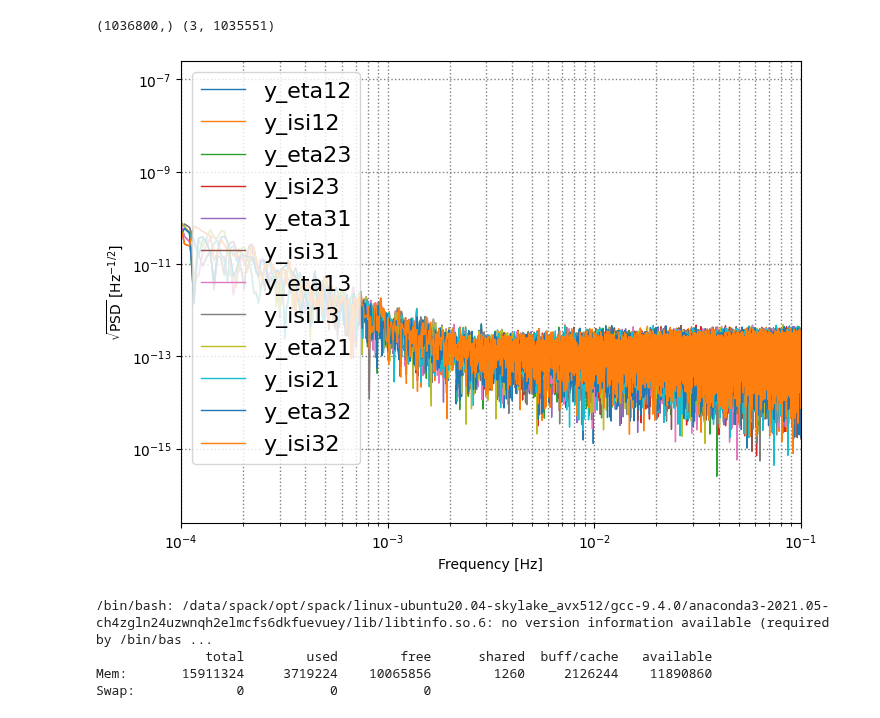
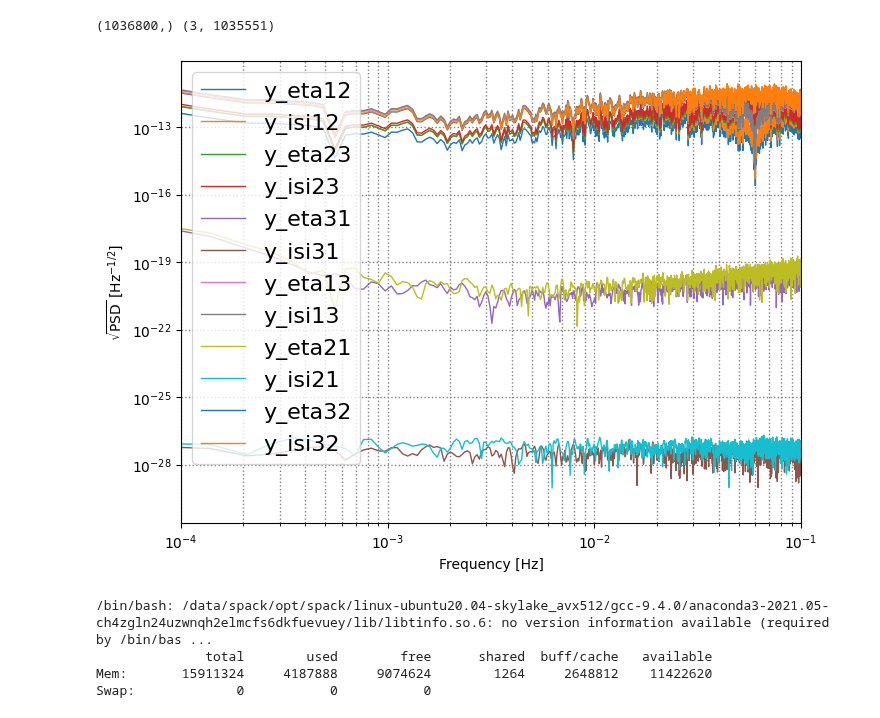
Before and after one commit to eleonoracastelli/pcipy, a Jupyter notebook: notebooks/Compute TDI Stencil.ipynb, the cells around one changed output. Saved outputs shown, nothing was run; the diff lists cells and outputs as text; code cells hidden in the pictures.

```diff
--- a/notebooks/Compute TDI Stencil.ipynb
+++ b/notebooks/Compute TDI Stencil.ipynb
@@ -12,12 +12,24 @@ import numpy as np
 import copy
 import pcipy
 
-datadir = "/data/jgbaker/software/pylisa/data/"
-orbits = datadir+"keplerian-orbits.h5"
-workdir = datadir+"/simulations/"
-noise_file_base = "2025-07-01_19h38_laser_tm_oms_"
-gw_file_base = "2025-07-01_19h34_"
-dtpath = "2024-04-10_18h14_"
+if 0:
+    datadir = "/data/jgbaker/software/pylisa/data/"
+    orbits = datadir+"keplerian-orbits.h5"
+    workdir = datadir+"/simulations/"
+    noise_file_base = "2025-07-01_19h38_laser_tm_oms_"
+    gw_file_base = "2025-07-01_19h34_"
+    dtpath = "2024-04-10_18h14_"
+if 1:
+    datadir = "/data/jgbaker/software/pcipy/data"
+    workdir = datadir+"/simulations/"
+    if 1:
+        orbits = workdir+"keplerian-orbits.h5"
+        noise_file_base = "2025-04-07_keplerian_locking_N1-12_laser_tm_oms_"
+        gw_file_base = "2025-04-07_keplerian_"
+    else:
+        orbits = workdir+"equalarm-orbits.h5"
+        noise_file_base = "2025-04-07_equalarm_locking_N1-12_laser_tm_oms_"
+        gw_file_base = "2025-04-07_equalarm_"
 # %%
 ##This is the code for computing TDI as we do it in noise_simulation:
 if 0:  #the code is just to look at
@@ -543,7 +571,7 @@ import pyfftw
 from pyfftw.interfaces.numpy_fft import fft, ifft
 pyfftw.interfaces.cache.enable()
 # Transform PCI variables to Fourier domain
-ns = int(48 * 3600 * fs) # less for dev
+ns = int(4 * 3600 * fs) # less for dev
 wd = np.blackman(ns)
 
 
@@ -569,31 +597,31 @@ y_isi_fft=[fft(wd * y_isi_td.data[i][skip:skip+ns]/fac) * np.sqrt(2/(fs*k2))  fo
 # %%
 import matplotlib.pyplot as plt
 # Comparison with TDI variables
 _, axes = plt.subplots(1, 1, figsize=(8, 6))
 colors = ['blue', 'skyblue', 'red', 'orange', 'purple', 'gray']
 # TDI 2.0 spectrum
 for i in range(len(mosas_order)):
-    axes.loglog(f[ipos], np.abs(y_fft[i][ipos]),
+    axes.loglog(f[ipos], (1+i*3)*np.abs(y_fft[i][ipos]),
             label='y_eta'+mosas_order[i], linewidth=1)
-    axes.loglog(f[ipos], np.abs(y_isi_fft[i][ipos]),
+    axes.loglog(f[ipos], (2+i*3)*np.abs(y_isi_fft[i][ipos]),
             label='y_isi'+mosas_order[i], linewidth=1)
 
 axes.set_xlabel("Frequency [Hz]")
 axes.set_ylabel(r"$\mathrm{\sqrt{PSD}}$ [$\mathrm{Hz^{-1/2}}$]")
 plt.legend(loc='upper left', fontsize=16)
 # axes.set_ylim([1e-24, 1e-17])
 axes.set_xlim([1e-4, 1e-1])
 #plt.title("PCI 2.0 (" + str(int(ns/fs/3600))+" hours, nh = "+str(nhalf)+")")
 plt.grid(linewidth=1.0,
          color='gray',
          linestyle='dotted',
          which='both',
          axis='both')
 plt.show()
 !free
 # %% [output]
-[figure, old version]
+[figure, new version]
 /bin/bash: /data/spack/opt/spack/linux-ubuntu20.04-skylake_avx512/gcc-9.4.0/anaconda3-2021.05-ch4zgln24uzwnqh2elmcfs6dkfuevuey/lib/libtinfo.so.6: no version information available (required by /bin/bas ...
               total        used        free      shared  buff/cache   available
-Mem:       15911324     3719224    10065856        1260     2126244    11890860
+Mem:       15911324     4187888     9074624        1264     2648812    11422620
 Swap:             0           0           0
```
Also changed, not shown: parts of 24 cells of this notebook, 2 other files.
